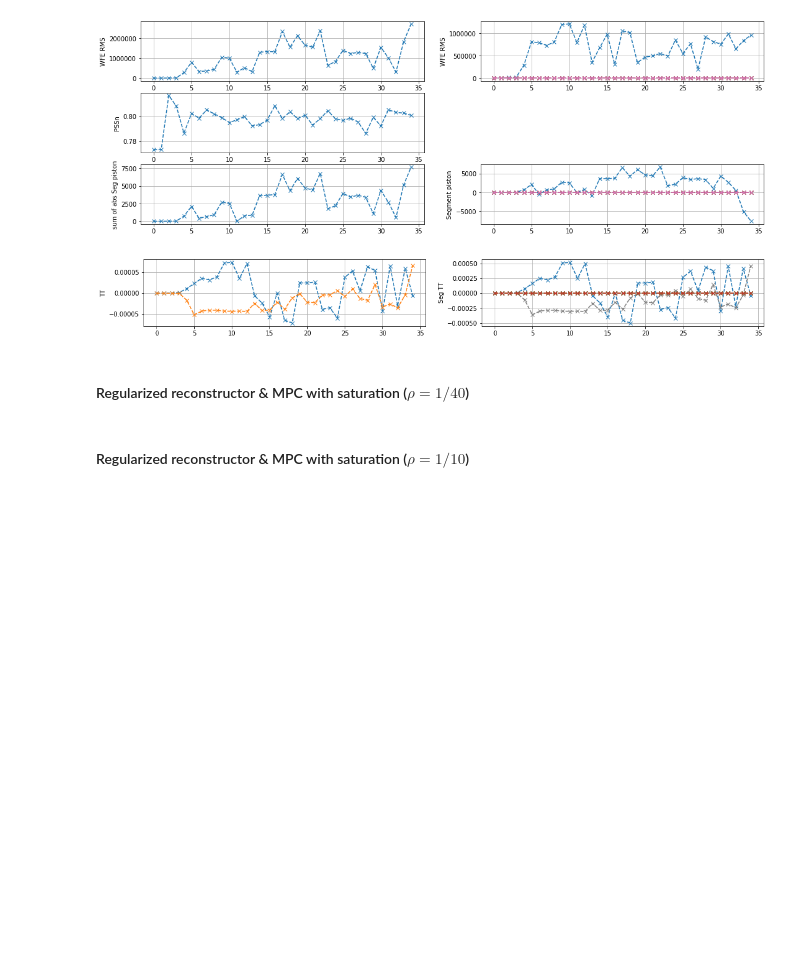
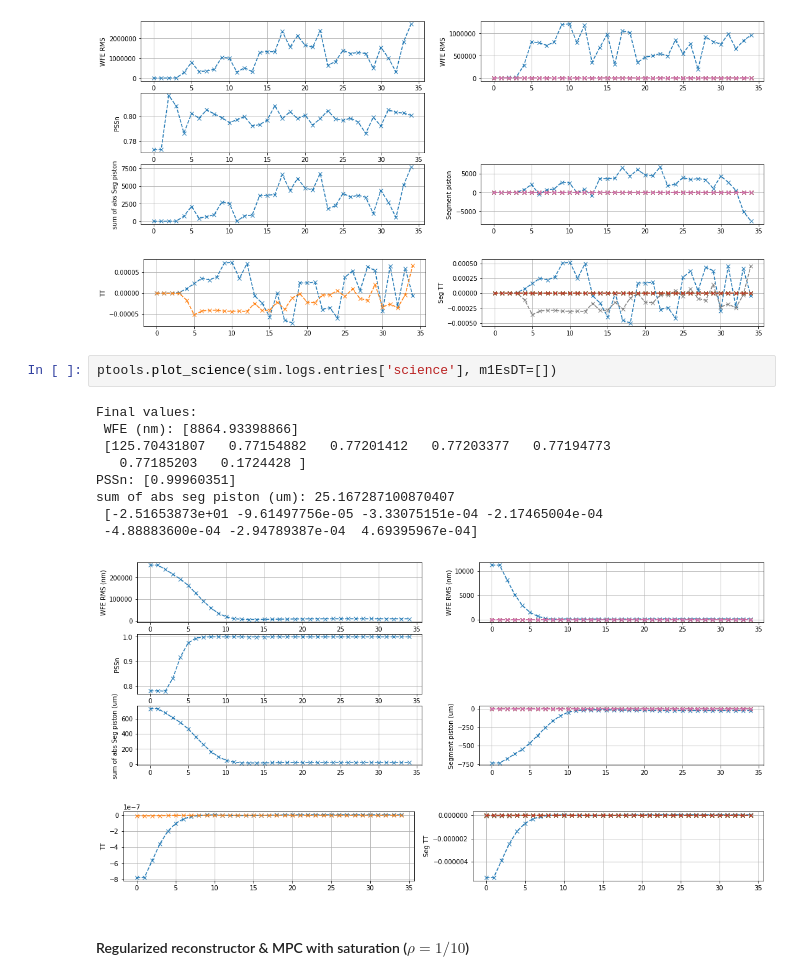
Before and after one commit to rconan/SIMCEO, a Jupyter notebook: shAcO_rec_reg.ipynb, the cells around one changed output. Drawn from its saved outputs; the diff is of its cells as text; blank space fills up the shorter version.

```diff
--- a/shAcO_rec_reg.ipynb
+++ b/shAcO_rec_reg.ipynb
@@ -281,7 +302,18 @@ sum of abs seg piston: 7667.084459872843
  [-7667.0828  0.0001 -0.0001 -0.0000 -0.0009  0.0001  0.0005]
 [figure]
 [figure]
-# %% [markdown]
- #### Regularized reconstructor & MPC with saturation ($\rho = 1/40$)
+# %%
+ptools.plot_science(sim.logs.entries['science'], m1EsDT=[])
+# %% [output]
+Final values:
+ WFE (nm): [8864.93398866]
+ [125.70431807   0.77154882   0.77201412   0.77203377   0.77194773
+   0.77185203   0.1724428 ]
+PSSn: [0.99960351]
+sum of abs seg piston (um): 25.167287100870407
+ [-2.51653873e+01 -9.61497756e-05 -3.33075151e-04 -2.17465004e-04
+ -4.88883600e-04 -2.94789387e-04  4.69395967e-04]
+[figure, added]
+[figure, added]
 # %% [markdown]
  #### Regularized reconstructor & MPC with saturation ($\rho = 1/10$)
```
Also changed, not shown: parts of 18 cells of this notebook, 5 other files.
